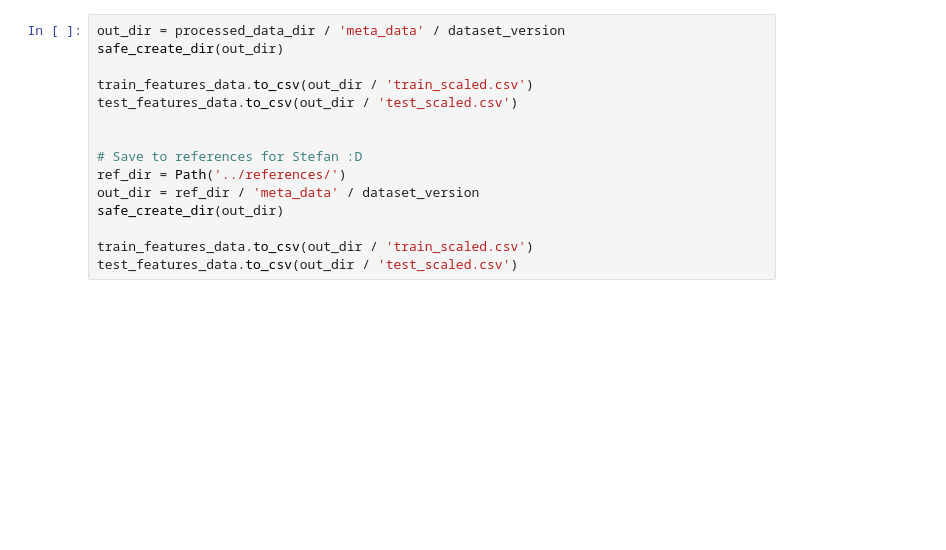
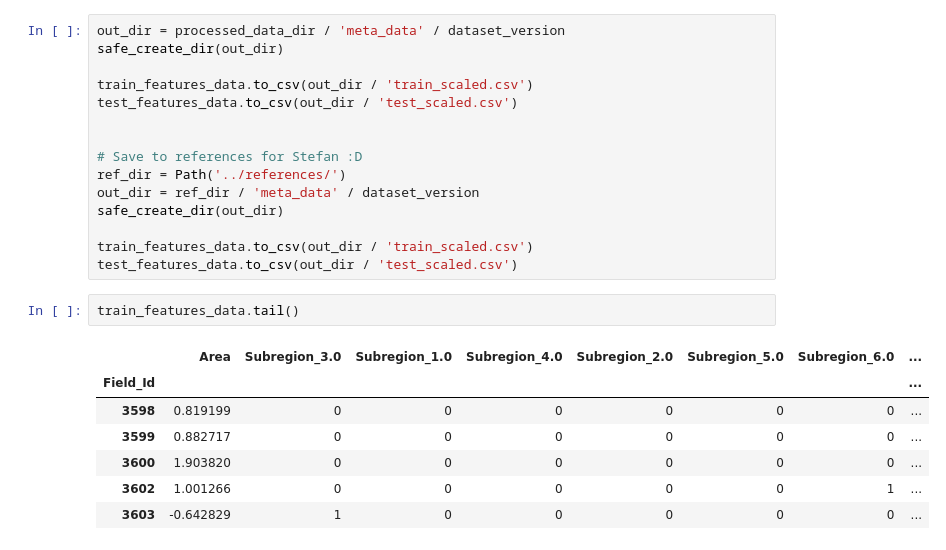
Before and after one commit to ZeeshanSultan/zindi-farmpin, a Jupyter notebook: notebooks/rb_0.2_create_meta_datasets.ipynb, the cells around one changed output. Cells and saved outputs as stored; diff of their text form; blank space fills up the shorter version.

```diff
--- a/notebooks/rb_0.2_create_meta_datasets.ipynb
+++ b/notebooks/rb_0.2_create_meta_datasets.ipynb
@@ -336,3 +326,13 @@ safe_create_dir(out_dir)
 
 train_features_data.to_csv(out_dir / 'train_scaled.csv')
 test_features_data.to_csv(out_dir / 'test_scaled.csv')
+# %%
+train_features_data.tail()
+# %% [output]
+|  | Area | Subregion_3.0 | Subregion_1.0 | Subregion_4.0 | Subregion_2.0 | Subregion_5.0 | Subregion_6.0 | ... |
+| Field_Id |  |  |  |  |  |  |  | ... |
+| 3598 | 0.819199 | 0 | 0 | 0 | 0 | 0 | 0 | ... |
+| 3599 | 0.882717 | 0 | 0 | 0 | 0 | 0 | 0 | ... |
+| 3600 | 1.903820 | 0 | 0 | 0 | 0 | 0 | 0 | ... |
+| 3602 | 1.001266 | 0 | 0 | 0 | 0 | 0 | 1 | ... |
+| 3603 | -0.642829 | 1 | 0 | 0 | 0 | 0 | 0 | ... |
```
Also changed, not shown: parts of 10 cells of this notebook, 31 other files.
